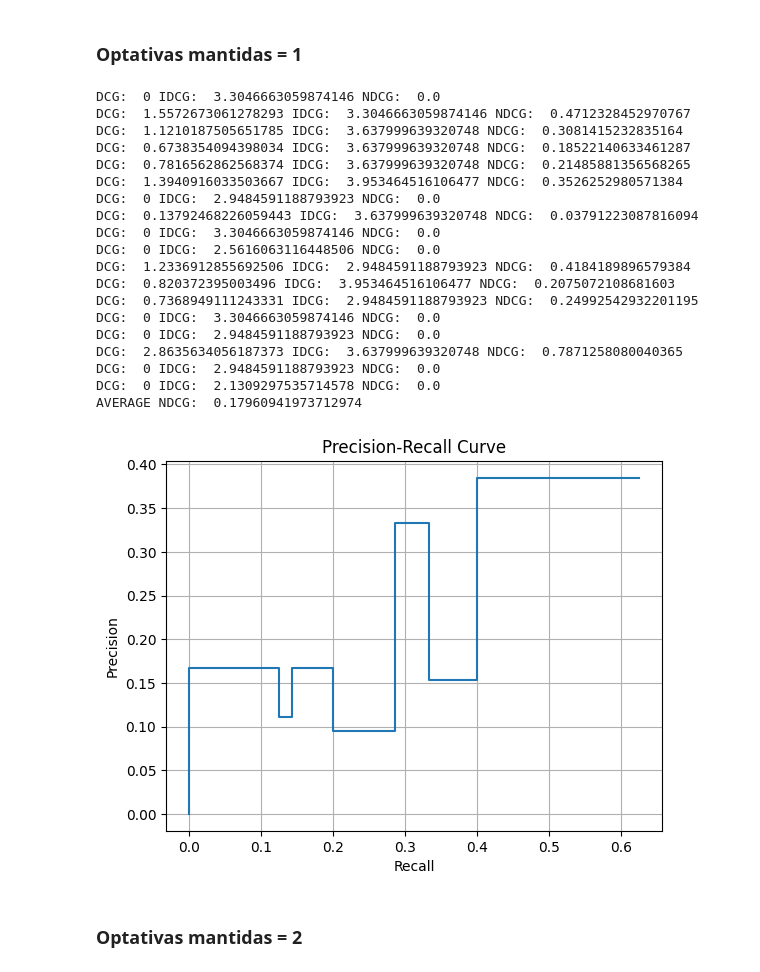
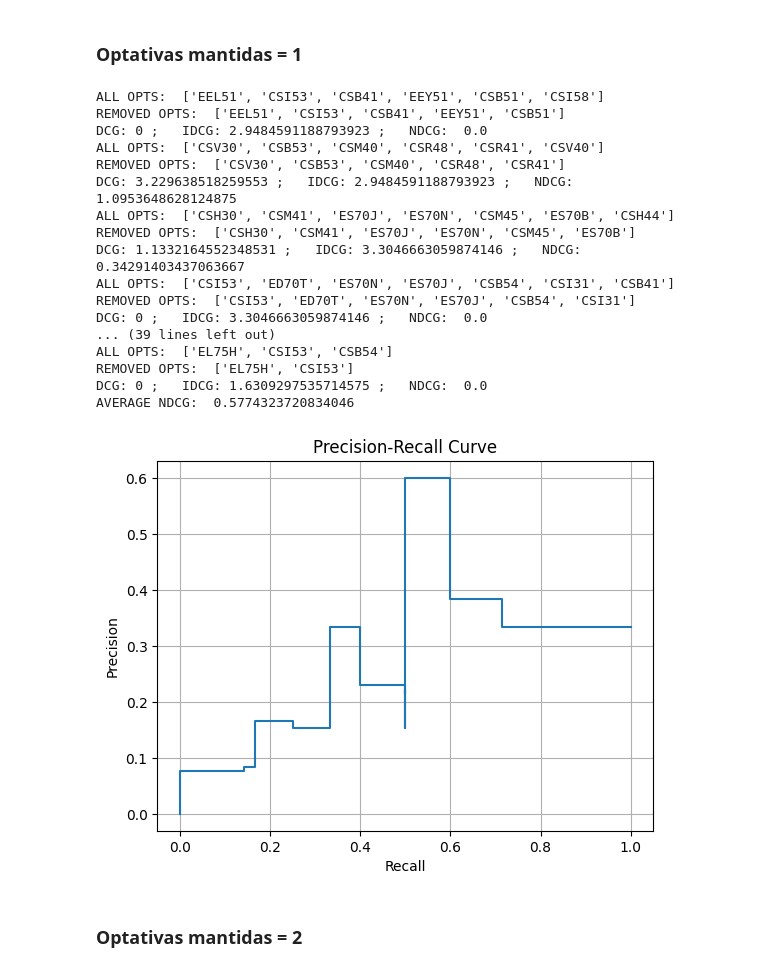
Before and after one commit to cesarvial/TCC_graphs_study, a Jupyter notebook: link_prediction/link_prediction_communities.ipynb, the cells around one changed output. Drawn from its saved outputs; the diff is of its cells as text; code cells hidden in the pictures.

Commit message:
Correção da lista de disciplinas optativas

```diff
--- a/link_prediction/link_prediction_communities.ipynb
+++ b/link_prediction/link_prediction_communities.ipynb
@@ -295,13 +295,15 @@ def maintain_one_opt_node(g, n_maintained=1):
         return []
     #print("Opts:", opt_nodes_with_edges)
     # mantém n_maintained disicplinas, logo retira n_maintained da lista de nós que serão removidos
+    print("ALL OPTS: ", opt_nodes_with_edges)
     for i in range(n_maintained):
         opt_nodes_with_edges.pop()
+    print("REMOVED OPTS: ", opt_nodes_with_edges)
     #print("Removed Opts:", opt_nodes_with_edges)
     new_g = g.copy()
     for node in opt_nodes_with_edges:
         new_g = remove_all_edges_from_node(new_g, node)
-    return new_g
+    return new_g, opt_nodes_with_edges
 
 # Dado uma disciplina, retorna uma lista de cliques nos quais ela pertence
 def get_course_cliques(codigo):
@@ -411,7 +413,7 @@ def calc_NDCG(opts, recom):
         if (opt[0] in opts):
             dcg += calc_DCG_value(opt[1], i)
     ndcg = dcg/idcg
-    print("DCG: ", dcg, "IDCG: ", idcg, "NDCG: ", ndcg)
+    print("DCG:", dcg, ";   IDCG:", idcg, ";   NDCG: ", ndcg)
     return ndcg
 # %%
 '''
@@ -479,61 +481,56 @@ for ra in RAs_formados:
     # cria o grafo
     full_graph = create_full_student_graph(int(ra))
     # retira todas menos uma optativa
-    partial_graph = maintain_one_opt_node(full_graph, 1)
+    # removed_opts será utilizada para calcular os valores ideais
+    partial_graph, removed_opts = maintain_one_opt_node(full_graph, 1)
     if partial_graph == []:
         continue
     # busca as disciplinas recomendadas
     rec_courses = get_recommended_courses(partial_graph)
     #print("REC COURSES:")
     #print(len(rec_courses))
     #print(sorted(rec_courses, key=lambda t: t[1], reverse=True))
-    disciplinas = df_844_optativas["CODIGO"].unique()
-    nodes_with_edges = [node for node in full_graph.nodes() if full_graph.degree[node] > 0]
-    opt_nodes_with_edges = [node for node in disciplinas
-                            if node in nodes_with_edges]
     # Calcula o precision/recall
-    pr = calc_precision_and_recall(opt_nodes_with_edges, rec_courses)
+    pr = calc_precision_and_recall(removed_opts, rec_courses)
     precisions.append(pr[0])
     recalls.append(pr[1])
     # Calcula o ndcg
     n_alunos_calc += 1
-    sum_ndcg += calc_NDCG(opt_nodes_with_edges, rec_courses)
+    sum_ndcg += calc_NDCG(removed_opts, rec_courses)
 
 # Printa o valor médio do ndcg
 print("AVERAGE NDCG: ", sum_ndcg/n_alunos_calc)
 # Ordena precision/recall na ordem crescente dos recalls
 sorted_indices = np.argsort(recalls)[::-1]
 precisions = np.array(precisions)[sorted_indices]
 recalls = np.array(recalls)[sorted_indices]
 # plota a curva do precision and recall
 display = PrecisionRecallDisplay(precision=precisions, recall=recalls)
 display.plot()
 plt.xlabel('Recall')
 plt.ylabel('Precision')
 plt.title('Precision-Recall Curve')
 plt.grid(True)
 plt.show()
 # %% [output]
-DCG:  0 IDCG:  3.3046663059874146 NDCG:  0.0
-DCG:  1.5572673061278293 IDCG:  3.3046663059874146 NDCG:  0.4712328452970767
-DCG:  1.1210187505651785 IDCG:  3.637999639320748 NDCG:  0.3081415232835164
-DCG:  0.6738354094398034 IDCG:  3.637999639320748 NDCG:  0.18522140633461287
-DCG:  0.7816562862568374 IDCG:  3.637999639320748 NDCG:  0.21485881356568265
-DCG:  1.3940916033503667 IDCG:  3.953464516106477 NDCG:  0.3526252980571384
-DCG:  0 IDCG:  2.9484591188793923 NDCG:  0.0
-DCG:  0.13792468226059443 IDCG:  3.637999639320748 NDCG:  0.03791223087816094
-DCG:  0 IDCG:  3.3046663059874146 NDCG:  0.0
-DCG:  0 IDCG:  2.5616063116448506 NDCG:  0.0
-DCG:  1.2336912855692506 IDCG:  2.9484591188793923 NDCG:  0.4184189896579384
-DCG:  0.820372395003496 IDCG:  3.953464516106477 NDCG:  0.2075072108681603
-DCG:  0.7368949111243331 IDCG:  2.9484591188793923 NDCG:  0.24992542932201195
-DCG:  0 IDCG:  3.3046663059874146 NDCG:  0.0
-DCG:  0 IDCG:  2.9484591188793923 NDCG:  0.0
-DCG:  2.8635634056187373 IDCG:  3.637999639320748 NDCG:  0.7871258080040365
-DCG:  0 IDCG:  2.9484591188793923 NDCG:  0.0
-DCG:  0 IDCG:  2.1309297535714578 NDCG:  0.0
-AVERAGE NDCG:  0.17960941973712974
+ALL OPTS:  ['EEL51', 'CSI53', 'CSB41', 'EEY51', 'CSB51', 'CSI58']
+REMOVED OPTS:  ['EEL51', 'CSI53', 'CSB41', 'EEY51', 'CSB51']
+DCG: 0 ;   IDCG: 2.9484591188793923 ;   NDCG:  0.0
+ALL OPTS:  ['CSV30', 'CSB53', 'CSM40', 'CSR48', 'CSR41', 'CSV40']
+REMOVED OPTS:  ['CSV30', 'CSB53', 'CSM40', 'CSR48', 'CSR41']
+DCG: 3.229638518259553 ;   IDCG: 2.9484591188793923 ;   NDCG:  1.0953648628124875
+ALL OPTS:  ['CSH30', 'CSM41', 'ES70J', 'ES70N', 'CSM45', 'ES70B', 'CSH44']
+REMOVED OPTS:  ['CSH30', 'CSM41', 'ES70J', 'ES70N', 'CSM45', 'ES70B']
+DCG: 1.1332164552348531 ;   IDCG: 3.3046663059874146 ;   NDCG:  0.34291403437063667
+ALL OPTS:  ['CSI53', 'ED70T', 'ES70N', 'ES70J', 'CSB54', 'CSI31', 'CSB41']
+REMOVED OPTS:  ['CSI53', 'ED70T', 'ES70N', 'ES70J', 'CSB54', 'CSI31']
+DCG: 0 ;   IDCG: 3.3046663059874146 ;   NDCG:  0.0
+... (39 lines left out)
+ALL OPTS:  ['EL75H', 'CSI53', 'CSB54']
+REMOVED OPTS:  ['EL75H', 'CSI53']
+DCG: 0 ;   IDCG: 1.6309297535714575 ;   NDCG:  0.0
+AVERAGE NDCG:  0.5774323720834046
-[figure, old version]
+[figure, new version]
 # %% [markdown]
 ### Optativas mantidas = 2
 # %%
```
Also changed, not shown: parts of 6 cells of this notebook, 2 other files.
